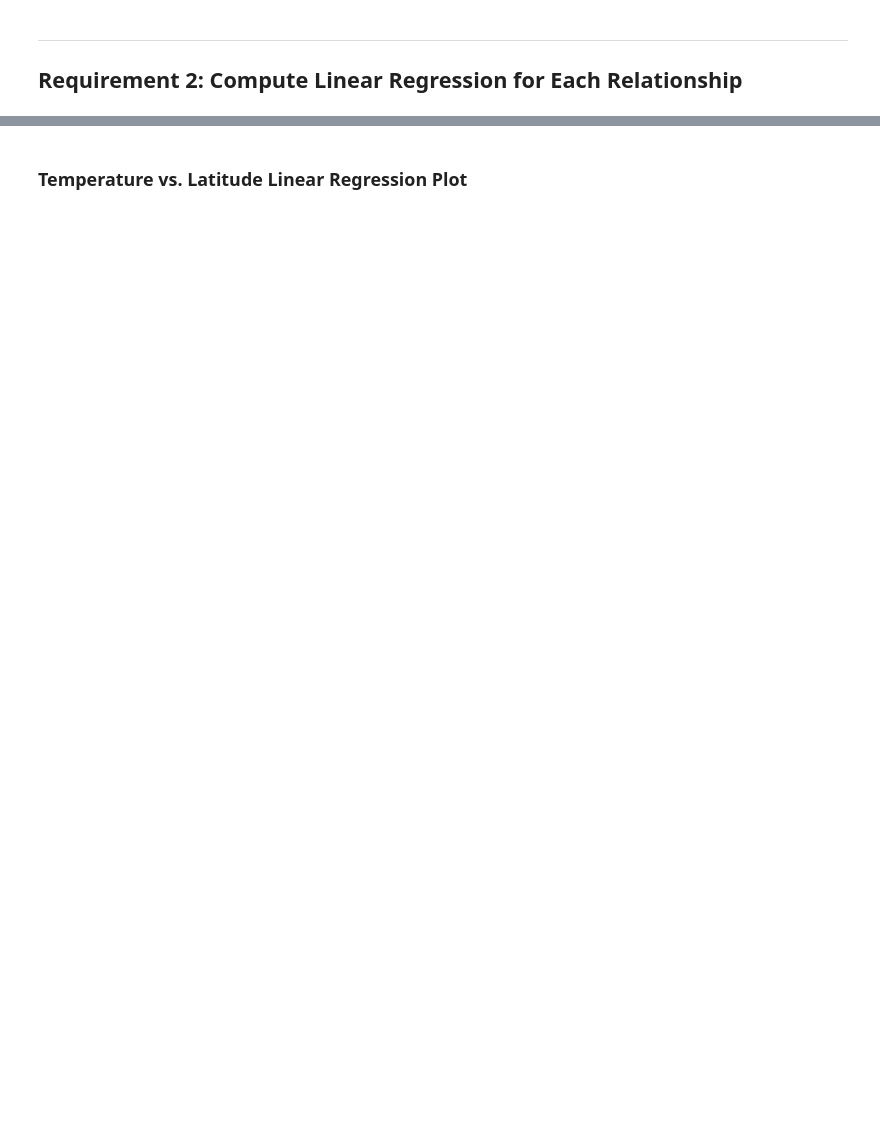
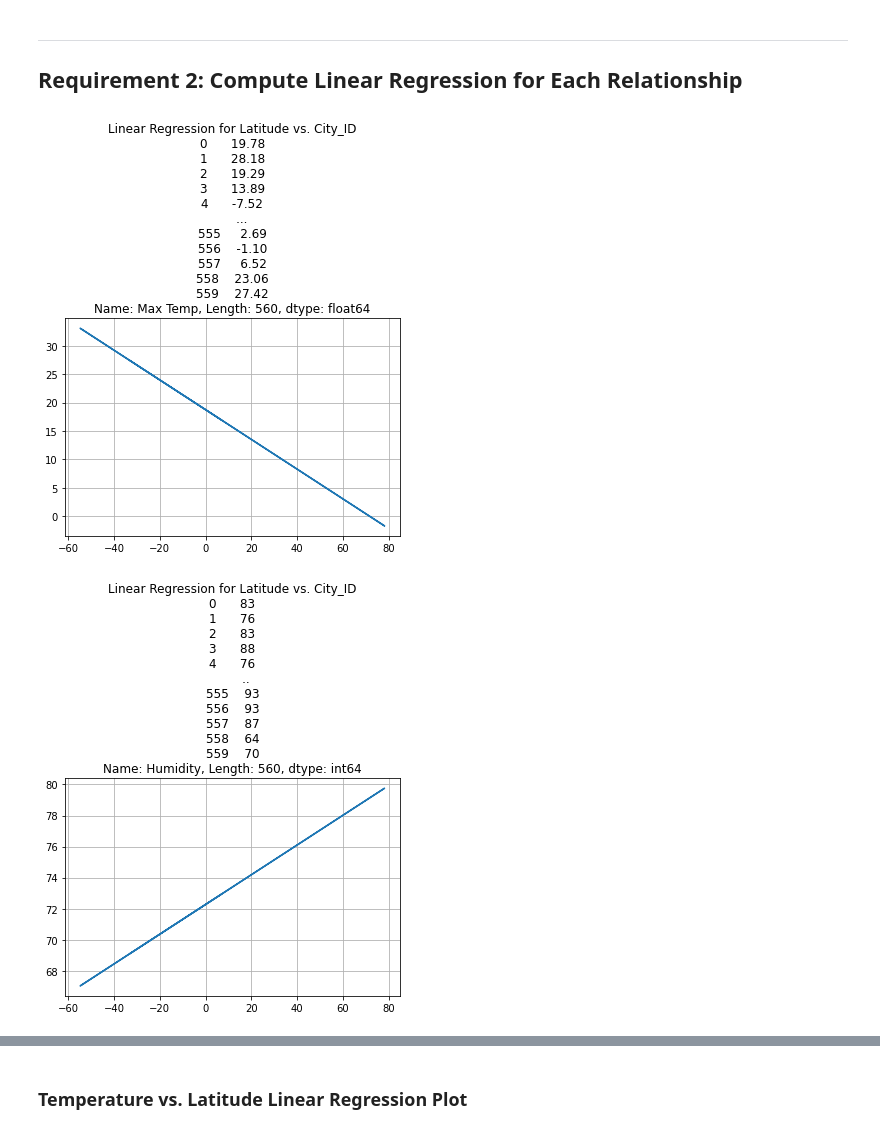
Before and after one commit to Borruu/python-api-challenge, a Jupyter notebook: WeatherPy/starter_code.ipynb, the cells around one changed output, grey strips where cells are left out. Drawn from its saved outputs; the diff is of its cells as text; code cells hidden in the pictures; blank space fills up the shorter version.

```diff
--- a/WeatherPy/starter_code.ipynb
+++ b/WeatherPy/starter_code.ipynb
@@ -281,0 +279,27 @@ plt.show()
+# %%
+# Define a function to create Linear Regression plots
+# YOUR CODE HERE
+def lr_func(x,y):
+    (slope,intercept,rvalue,pvalue,stderror)=linregress(x,y)
+    reg_values= x*slope + intercept
+    plt.plot(x,reg_values)
+    plt.title(f'Linear Regression for Latitude vs. {y}')
+    plt.grid()
+#     i = y_list.index
+#     plt.savefig(f"output_data/LinearRegresion_Fig{i}.png")
+    plt.show()
+
+x= city_data_df['Lat']
+# Max Temp	Humidity	Cloudiness	Wind Speed
+# y = [city_data_df['Max Temp'], city_data_df['Humidity'], city_data_df['Cloudiness'], city_data_df['Wind Speed']]
+# y = city_data_df['Max Temp']
+
+# lr_func(x,y)
+# %%
+y_list = [city_data_df['Max Temp'], city_data_df['Humidity'], city_data_df['Cloudiness'], city_data_df['Wind Speed']]
+for y in y_list:
+    lr_func(x,y)
+#     i = y_list.index(y)
+# %% [output]
+[figure, added]
+[figure, added]
```
Also changed, not shown: parts of 16 cells of this notebook, 7 other files.
